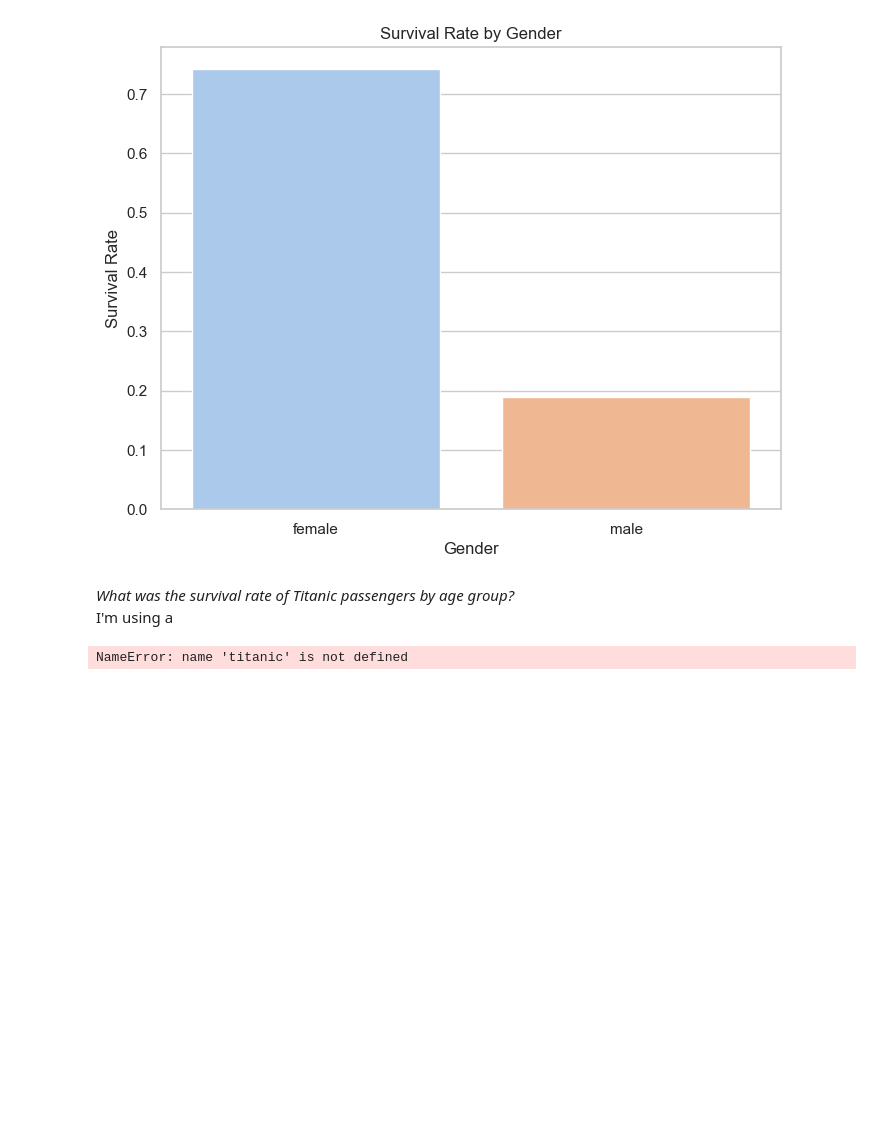
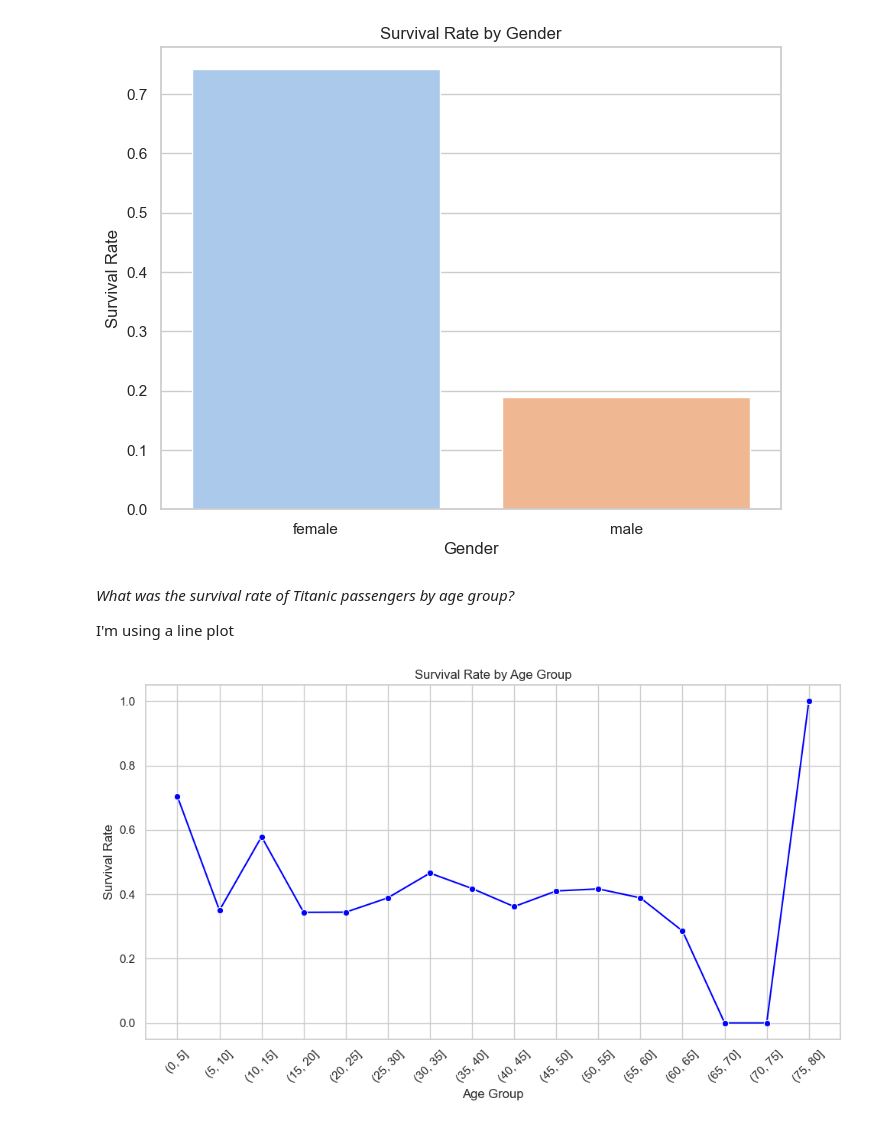
Before and after one commit to Karpoozi/datafun-06-eda, a Jupyter notebook: brookerichards_eda.ipynb, the cells around one changed output. Cells and saved outputs as stored; diff of their text form; code cells hidden in the pictures; blank space fills up the shorter version.

```diff
--- a/brookerichards_eda.ipynb
+++ b/brookerichards_eda.ipynb
@@ -111,12 +119,13 @@ DOCUMENT OBSERVATIONS
 # %%
-# rename a column
+# rename column
 df.rename(columns={'fare': 'ticket_price'}, inplace=True)
 
 # add a new column
-inflation_rate = 14214.51 / 100  # England has seen a 14,214.51% inflation rate since 1912, expressed as a decimal
-df['inflation'] = df['ticket_price'] * (1 + inflation_rate)
+df['ticket_price'] = round(df['ticket_price'], 2) # round column to 2 decimal places since its currency
+inflation_rate = 14214.51 / 100  # 14,214.51% inflation rate in England since 1912 according to ChatGPT
+df['inflated_price'] = round(df['ticket_price'] * (1 + inflation_rate), 2) # add new column 'inflated_price' which calculates the inflated ticket prices
 
-# display the modified data
+# display modifications
 print(df.head())
 # %% [output]
    survived  pclass     sex   age  sibsp  parch  ticket_price embarked  class  \
@@ -152,19 +161,25 @@ plt.show()
 [figure]
 # %% [markdown]
 *What was the survival rate of Titanic passengers by age group?*
-I'm using a
+
+
+I'm using a line plot
 # %%
-titanic = titanic.dropna(subset=['age']) # ignore rows with no age value
-age_bins = range(0, int(titanic['age'].max()) + 5, 5) # define age groups
-titanic['age_group'] = pd.cut(titanic['age'], bins=age_bins) # create age groups column
-survival_rate_by_age = titanic.groupby('age_group')['survived'].mean().reset_index()
+# calculate survival rate by age group
+df.dropna(subset=['age'], inplace=True) # ignore rows with no age value
+age_bins = range(0, int(df['age'].max()) + 5, 5) # define age groups
+df['age_group'] = pd.cut(df['age'], bins=age_bins) # create age groups column
+survival_rate_by_age = df.groupby('age_group', observed=False)['survived'].mean().reset_index() # calculate survival rate by age
+survival_rate_by_age['age_group'] = survival_rate_by_age['age_group'].astype(str) # converts to string for improved plotting (received without this step)
+
+# plot data
 plt.figure(figsize=(10, 6))
-sns.barplot(x='age_group', y='survived', data=survival_rate_by_age, palette='viridis')
+sns.lineplot(x='age_group', y='survived', data=survival_rate_by_age, marker='o', color='blue')
 plt.title('Survival Rate by Age Group')
 plt.xlabel('Age Group')
 plt.ylabel('Survival Rate')
 plt.xticks(rotation=45)
 plt.tight_layout()
 plt.show()
 # %% [output]
-NameError: name 'titanic' is not defined
+[figure, added]
```
Also changed, not shown: parts of 19 cells of this notebook.
